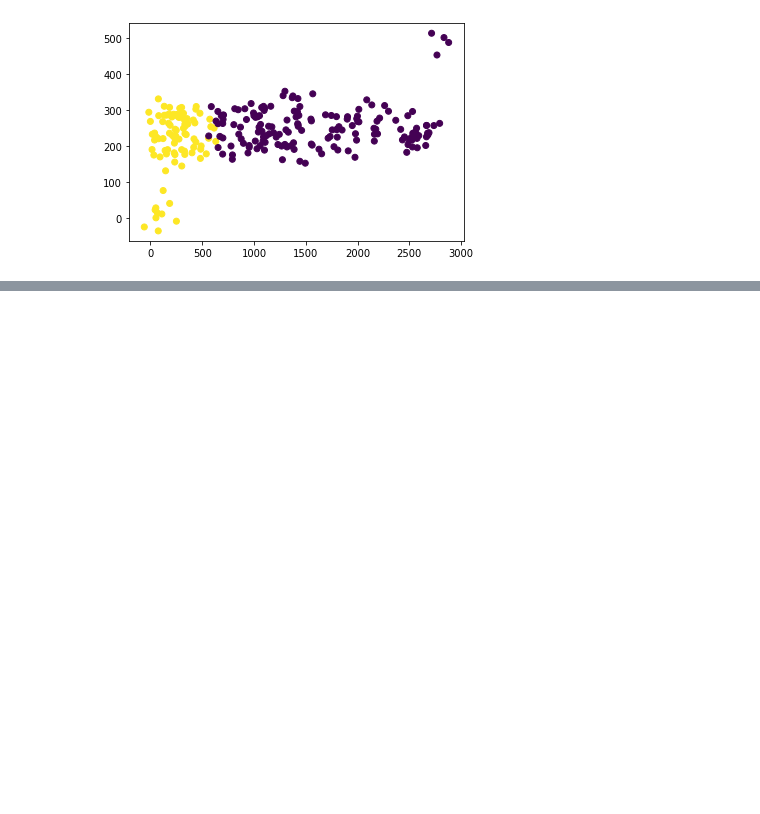
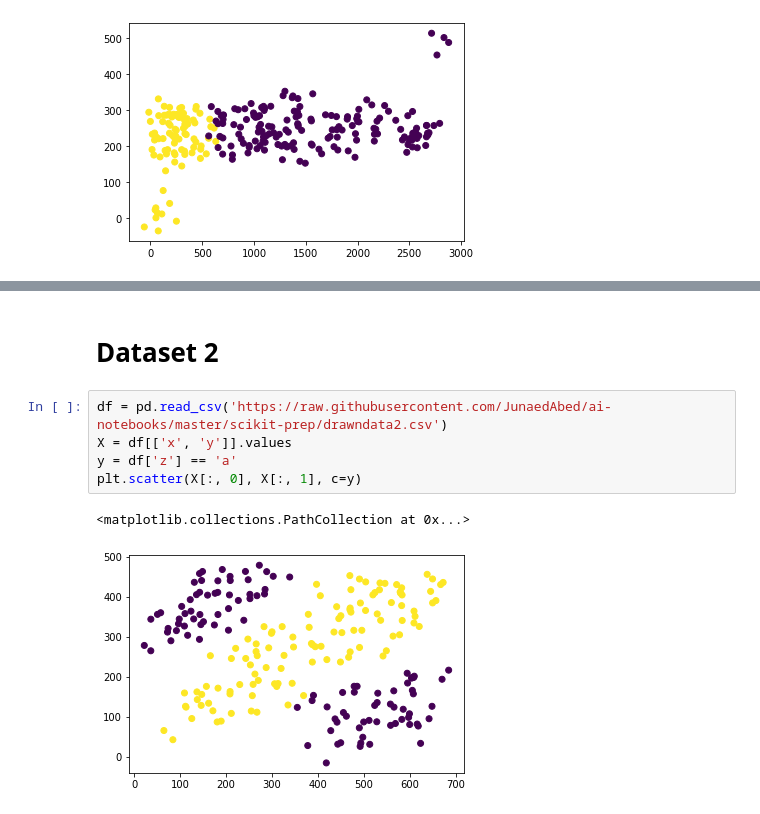
Before and after one commit to JunaedAbed/ai-notebooks, a Jupyter notebook: scikit-prep/scikit-prep.ipynb, the cells around one changed output, grey strips where cells are left out. Drawn from its saved outputs; the diff is of its cells as text; blank space fills up the shorter version.

```diff
--- a/scikit-prep/scikit-prep.ipynb
+++ b/scikit-prep/scikit-prep.ipynb
@@ -23,0 +75,10 @@ plt.scatter(X[:, 0], X[:, 1], c=y)
+# %% [markdown]
+# Dataset 2
+# %%
+df = pd.read_csv('https://raw.githubusercontent.com/JunaedAbed/ai-notebooks/master/scikit-prep/drawndata2.csv')
+X = df[['x', 'y']].values
+y = df['z'] == 'a'
+plt.scatter(X[:, 0], X[:, 1], c=y)
+# %% [output]
+<matplotlib.collections.PathCollection at 0x...>
+[figure, added]
```
Also changed, not shown: parts of 18 cells of this notebook.
